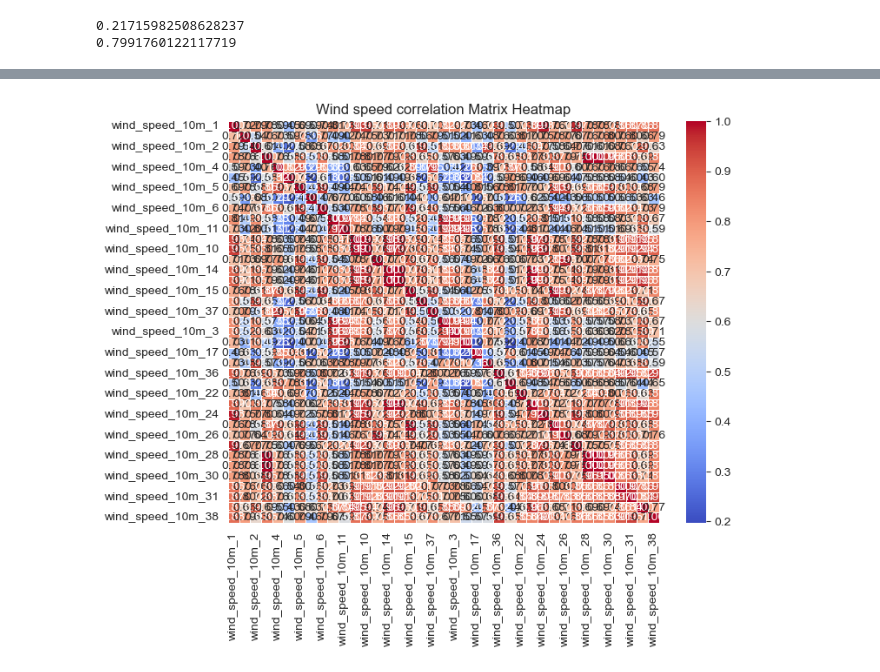
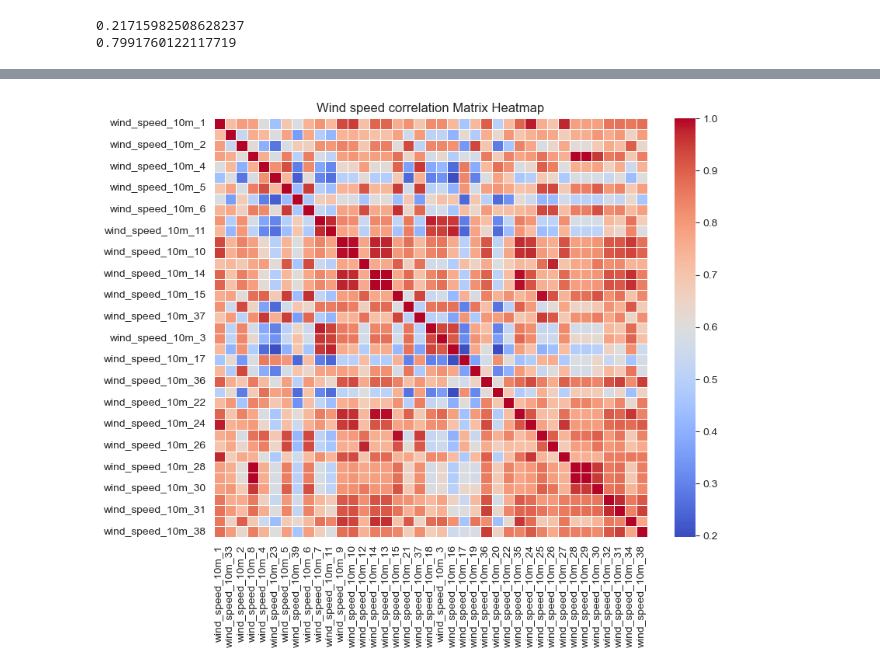
Before and after one commit to AndreaFodor/windPower, a Jupyter notebook: timeseriesModels/LinearRegression.ipynb, the cells around one changed output, grey strips where cells are left out. Cells and saved outputs as stored; diff of their text form; code cells hidden in the pictures.

```diff
--- a/timeseriesModels/LinearRegression.ipynb
+++ b/timeseriesModels/LinearRegression.ipynb
@@ -101,0 +158,6 @@ df_wf = pd.read_csv('../data/raw_data/hydroquebec_wind_farms.csv')
+# %%
+for reg in wc:
+    plt.figure(figsize=(5, 3)) # Adjust figure size as needed
+    sns.heatmap(wc[reg], annot=False, cmap='coolwarm', fmt=".2f", linewidths=.5)
+    plt.title(f'{reg} - Wind speed correlation Matrix Heatmap')
+    plt.show()
@@ -114,9 +187,3 @@ fig.add_trace(go.Scattergeo(
 fig.update_geos(fitbounds="locations")
 
 fig.show()
-# %%
-tempcols = []
-for col in daily:
-    if 'temp' in col:
-        tempcols.append(col)
-daily[tempcols].corr(numeric_only=True,)
@@ -141,0 +190,29 @@ daily[tempcols].corr(numeric_only=True,)
+# %%
+regions_labels = {}
+for reg in df_wf.region.unique():
+    print(reg)
+    print(df_wf.query(f'region=="{reg}"').labels.unique())
+    regions_labels[reg] = df_wf.query(f'region=="{reg}"').labels.unique()
+
+## join regions that are close by
+regions_labels['combined'] = np.append(regions_labels['Estr'], regions_labels['Centre-du-Québec'])
+regions_labels['combined'] = np.append(regions_labels['combined'], regions_labels['Chaudière-Appalaches'])
+regions_labels['combined1'] = np.append(regions_labels['Saguenay-Lac-Saint-Jea'], regions_labels['Capitale-National'])
+
+regions_labels.pop('Centre-du-Québec')
+regions_labels.pop('Estr')
+regions_labels.pop('Chaudière-Appalaches')
+regions_labels.pop('Capitale-National')
+regions_labels.pop('Saguenay-Lac-Saint-Jea')
+
+windcols = {}
+for reg in regions_labels:
+    windcols[reg] = []
+    for col in daily:
+        for label in regions_labels[reg]:
+            if f'wind_speed_10m_{label}' == col:
+                windcols[reg].append(col)
+
+wc = {}
+for reg in windcols:
+    wc[reg] = daily[windcols[reg]].corr(numeric_only=True,)
@@ -147,9 +253,9 @@ for col in daily:
 wc = daily[windcols].corr(numeric_only=True,)
 # %%
 import seaborn as sns
-plt.figure(figsize=(8, 6)) # Adjust figure size as needed
-sns.heatmap(wc, annot=True, cmap='coolwarm', fmt=".2f", linewidths=.5)
+plt.figure(figsize=(9, 7)) # Adjust figure size as needed
+sns.heatmap(wc, annot=False, cmap='coolwarm', fmt=".2f", linewidths=.5)
 plt.title('Wind speed correlation Matrix Heatmap')
 plt.show()
 # %% [output]
-[figure, old version]
+[figure, new version]
```
Also changed, not shown: parts of 18 cells of this notebook, 2 other files.
